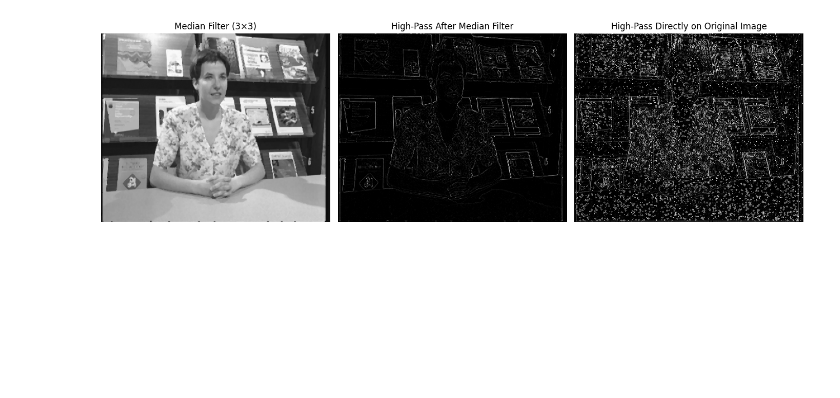
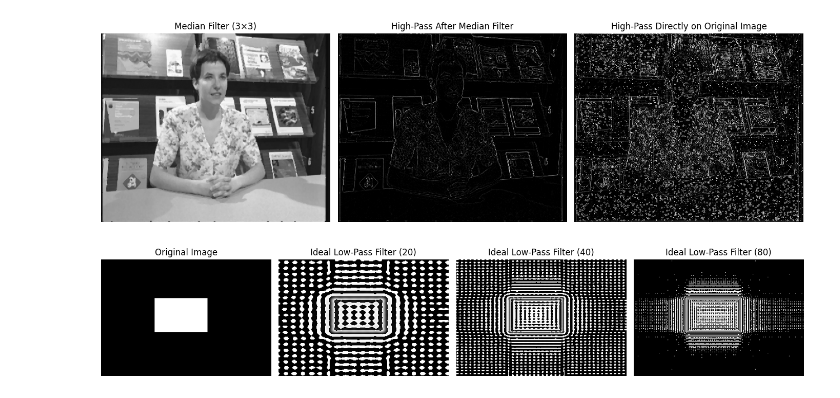
Before and after one commit to JhoaoAle/PDI, a Jupyter notebook: Report_2.ipynb, the cells around one changed output. Cells and saved outputs as stored; diff of their text form; code cells hidden in the pictures; blank space fills up the shorter version.

```diff
--- a/Report_2.ipynb
+++ b/Report_2.ipynb
@@ -496,0 +485,86 @@ dft2_separable("images/liraImpulsivo.pgm")
+# %%
+def filtro_ideal_pasa_bajos_simple(imagen, frecuencia_corte):
+    """
+    Versión simplificada del filtro ideal pasa bajos
+    """
+    M, N = imagen.shape
+    filtro = np.zeros((M, N))
+    centro_M, centro_N = M // 2, N // 2
+
+    # Construir filtro con ciclos
+    for i in range(M):
+        for j in range(N):
+            distancia = np.sqrt((i - centro_M)**2 + (j - centro_N)**2)
+            filtro[i, j] = 1 if distancia <= frecuencia_corte else 0
+
+    # Aplicar filtro en dominio de frecuencia
+    f_transformada = np.fft.fftshift(np.fft.fft2(imagen))
+    f_filtrada = f_transformada * filtro
+    imagen_filtrada = np.real(np.fft.ifft2(np.fft.ifftshift(f_filtrada)))
+
+    return imagen_filtrada.astype(np.uint8)
+
+
+imagen = np.array(Image.open('images/RectOne.pgm'))
+filtrada_20 = filtro_ideal_pasa_bajos_simple(imagen, 20)
+filtrada_40 = filtro_ideal_pasa_bajos_simple(imagen, 40)
+filtrada_80 = filtro_ideal_pasa_bajos_simple(imagen, 80)
+
+plt.figure(figsize=(14, 5))
+
+plt.subplot(1, 4, 1)
+plt.imshow(imagen, cmap="gray")
+plt.title("Original Image")
+plt.axis("off")
+
+plt.subplot(1, 4, 2)
+plt.imshow(filtrada_20, cmap="gray")
+plt.title("Ideal Low-Pass Filter (20)")
+plt.axis("off")
+
+plt.subplot(1, 4, 3)
+plt.imshow(filtrada_40, cmap="gray")
+plt.title("Ideal Low-Pass Filter (40)")
+plt.axis("off")
+
+plt.subplot(1, 4, 4)
+plt.imshow(filtrada_80, cmap="gray")
+plt.title("Ideal Low-Pass Filter (80)")
+plt.axis("off")
+
+
+plt.tight_layout()
+plt.show()
+
+imagen = np.array(Image.open('images/LiraImpulsivo.pgm'))
+filtrada_20 = filtro_ideal_pasa_bajos_simple(imagen, 20)
+filtrada_40 = filtro_ideal_pasa_bajos_simple(imagen, 40)
+filtrada_80 = filtro_ideal_pasa_bajos_simple(imagen, 80)
+
+plt.figure(figsize=(14, 5))
+
+plt.subplot(1, 4, 1)
+plt.imshow(imagen, cmap="gray")
+plt.title("Original Image")
+plt.axis("off")
+
+plt.subplot(1, 4, 2)
+plt.imshow(filtrada_20, cmap="gray")
+plt.title("Ideal Low-Pass Filter (20)")
+plt.axis("off")
+
+plt.subplot(1, 4, 3)
+plt.imshow(filtrada_40, cmap="gray")
+plt.title("Ideal Low-Pass Filter (40)")
+plt.axis("off")
+
+plt.subplot(1, 4, 4)
+plt.imshow(filtrada_80, cmap="gray")
+plt.title("Ideal Low-Pass Filter (80)")
+plt.axis("off")
+
+
+plt.tight_layout()
+plt.show()
+# %% [output]
+[figure, added]
```
Also changed, not shown: parts of 6 cells of this notebook, 2 other files.
